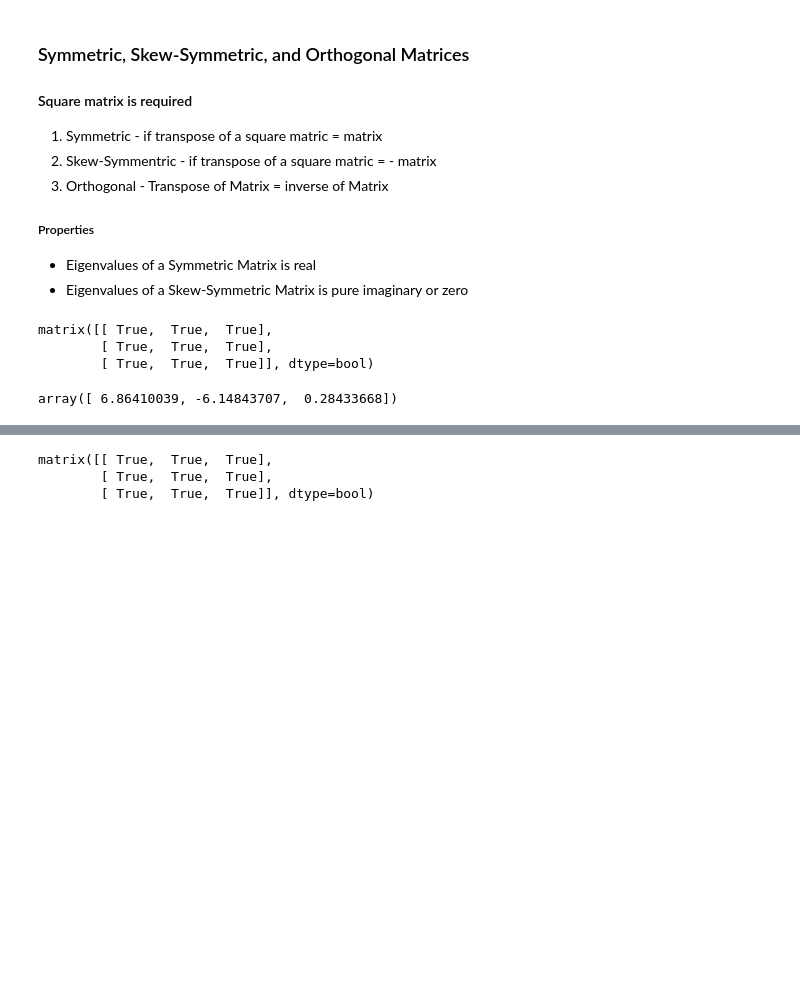
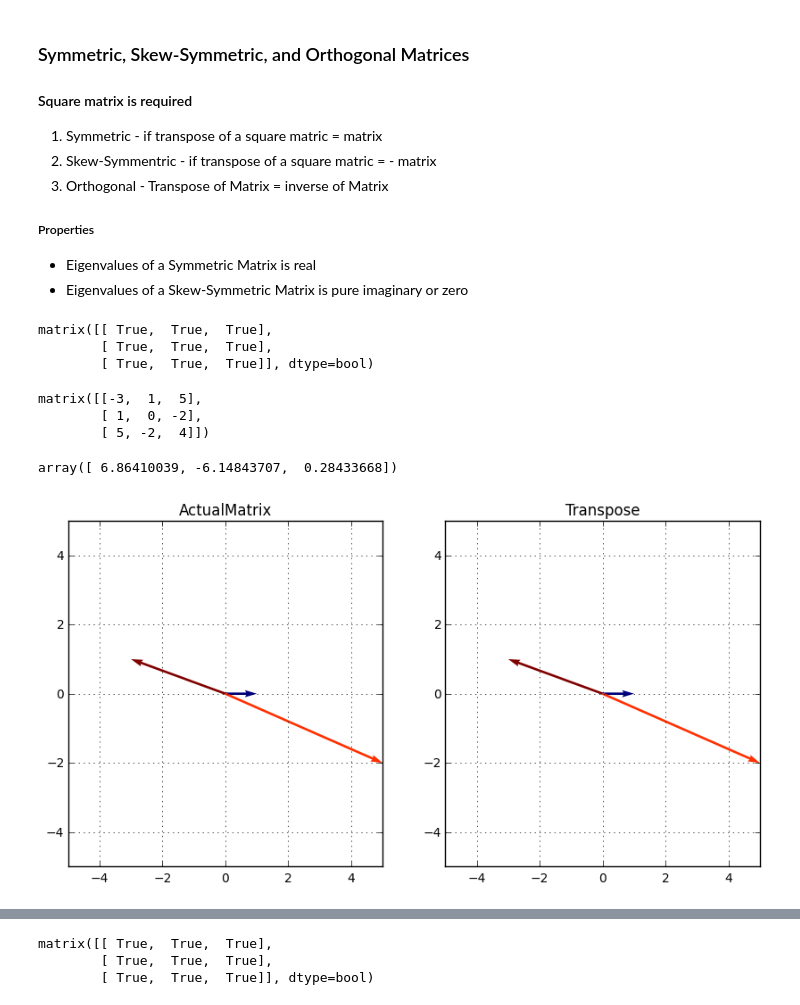
Before and after one commit to Manish-rai21bit/LinearAlgebra, a Jupyter notebook: LinearAlgebra_2.ipynb, the cells around one changed output, grey strips where cells are left out. Saved outputs shown, nothing was run; the diff lists cells and outputs as text; code cells hidden in the pictures; blank space fills up the shorter version.

Commit message:
Trying 3D graphs

```diff
--- a/LinearAlgebra_2.ipynb
+++ b/LinearAlgebra_2.ipynb
@@ -108,8 +111,34 @@ S == np.transpose(S)
 matrix([[ True,  True,  True],
         [ True,  True,  True],
         [ True,  True,  True]], dtype=bool)
+# %%
+np.transpose(S)
+# %% [output]
+matrix([[-3,  1,  5],
+        [ 1,  0, -2],
+        [ 5, -2,  4]])
 # %%
 #Eigenvalue should be real
 np.linalg.eigvals(S)
 # %% [output]
 array([ 6.86410039, -6.14843707,  0.28433668])
+# %%
+# Visualization properties of Symmetric Matrix
+O = [0, 0, 0]
+plt.figure(figsize = (10,5))
+plt.subplot(121)
+plt.title('ActualMatrix')
+plt.quiver(O, O, [-3, 1, 5], [1, 0, -2], [5, -2, 4] , angles='xy', scale_units='xy', scale=1, color=['r','b', 'g'])
+plt.xlim(-5, 5)
+plt.ylim(-5, 5)
+plt.grid()
+
+plt.subplot(122)
+plt.title('Transpose')
+plt.quiver(O, O, [-3, 1, 5], [1, 0, -2], [5, -2, 4] , angles='xy', scale_units='xy', scale=1, color=['r','b', 'g'])
+plt.xlim(-5, 5)
+plt.ylim(-5, 5)
+plt.grid()
+plt.show()
+# %% [output]
+[figure, added]
```
Also changed, not shown: parts of 3 cells of this notebook.
